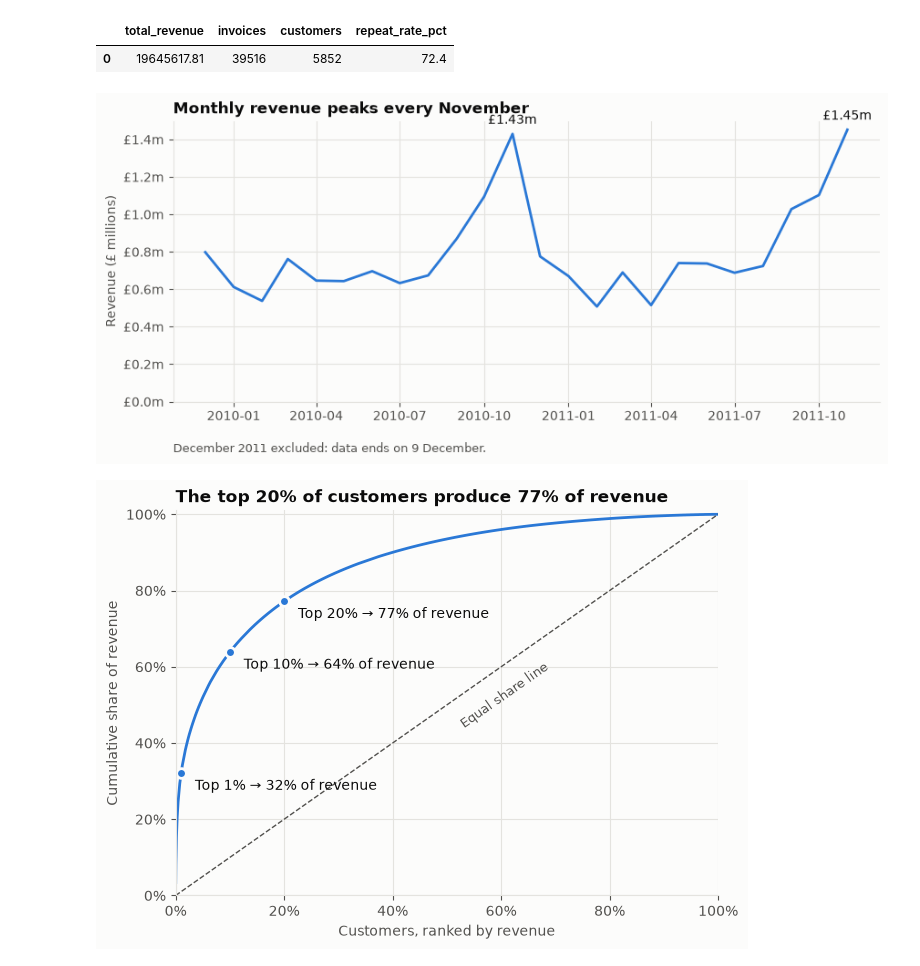
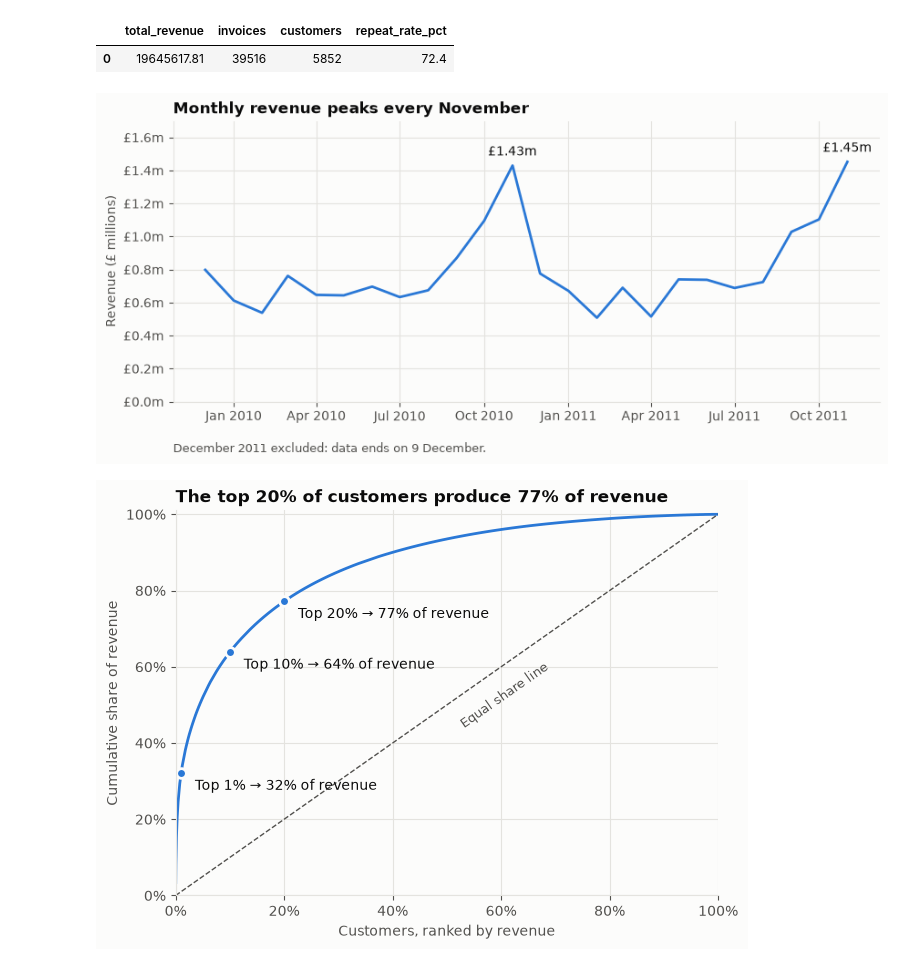
Before and after one commit to njflora/retail-customer-analytics-sql-python, a Jupyter notebook: notebooks/01_analysis.ipynb, the cells around one changed output. Drawn from its saved outputs; the diff is of its cells as text; code cells hidden in the pictures.

```diff
--- a/notebooks/01_analysis.ipynb
+++ b/notebooks/01_analysis.ipynb
@@ -53,26 +53,28 @@ headline
 # %%
 monthly = pd.read_sql(overview["Q2"], engine)
 monthly["month"] = pd.to_datetime(monthly["month"])
 full_months = monthly[monthly["month"] < "2011-12-01"]
 
 fig, ax = plt.subplots(figsize=(10, 4))
 ax.plot(full_months["month"], full_months["revenue"] / 1e6, color=BLUE, linewidth=2)
 ax.set_title("Monthly revenue peaks every November")
 ax.set_ylabel("Revenue (£ millions)")
 ax.yaxis.set_major_formatter(mtick.StrMethodFormatter("£{x:.1f}m"))
-ax.set_ylim(0, None)
+ax.set_ylim(0, 1.7)
+import matplotlib.dates as mdates
+ax.xaxis.set_major_formatter(mdates.DateFormatter("%b %Y"))
 
 for peak in ["2010-11-01", "2011-11-01"]:
     value = full_months.loc[full_months["month"] == peak, "revenue"].iloc[0] / 1e6
     ax.annotate(f"£{value:.2f}m", (pd.Timestamp(peak), value),
                 textcoords="offset points", xytext=(0, 8), ha="center")
 
 ax.text(0, -0.18, "December 2011 excluded: data ends on 9 December.",
         transform=ax.transAxes, color=MUTED, fontsize=9)
 fig.savefig(OUTPUT_DIR / "chart1_monthly_revenue.png")
 plt.show()
 # %% [output]
-[figure, old version]
+[figure, new version]
 # %%
 pareto = pd.read_sql(overview["Q3"], engine)
 
```
Also changed, not shown: parts of 4 cells of this notebook, 2 other files.
